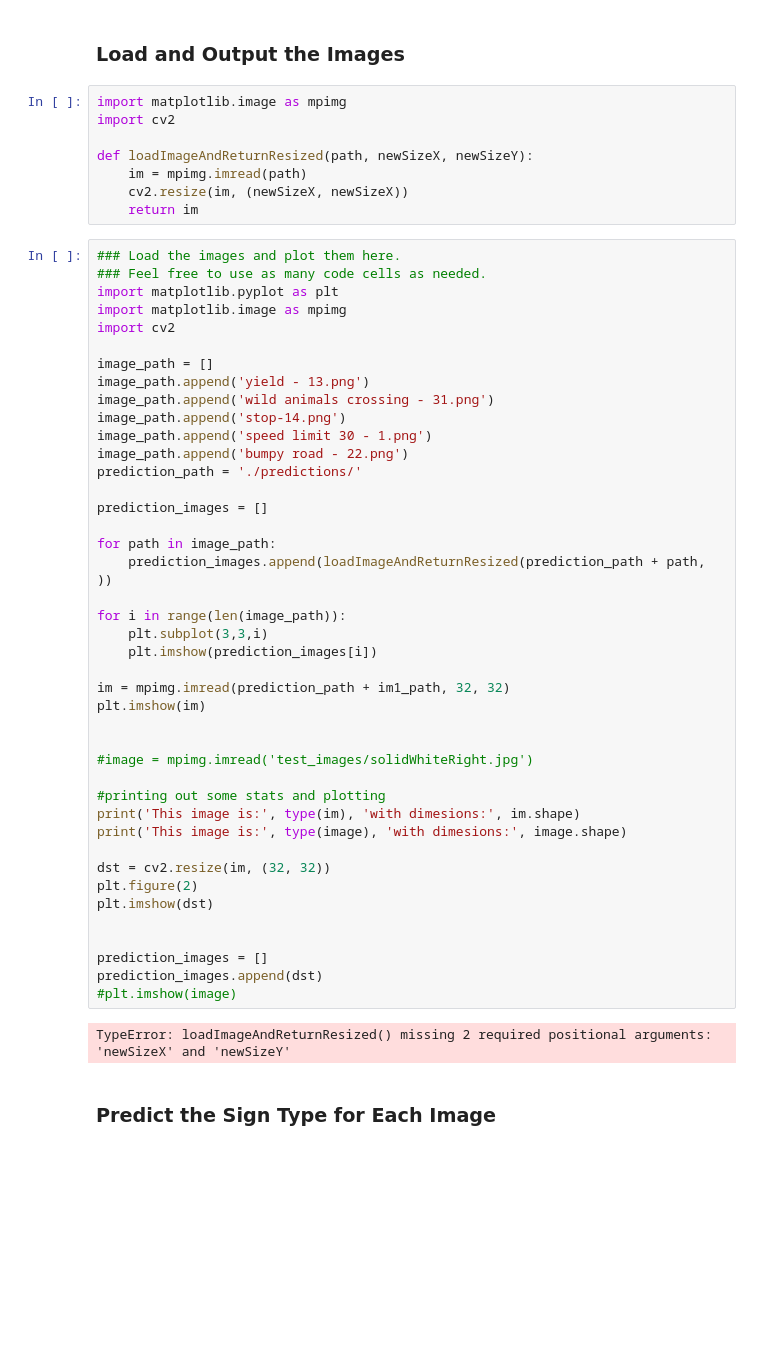
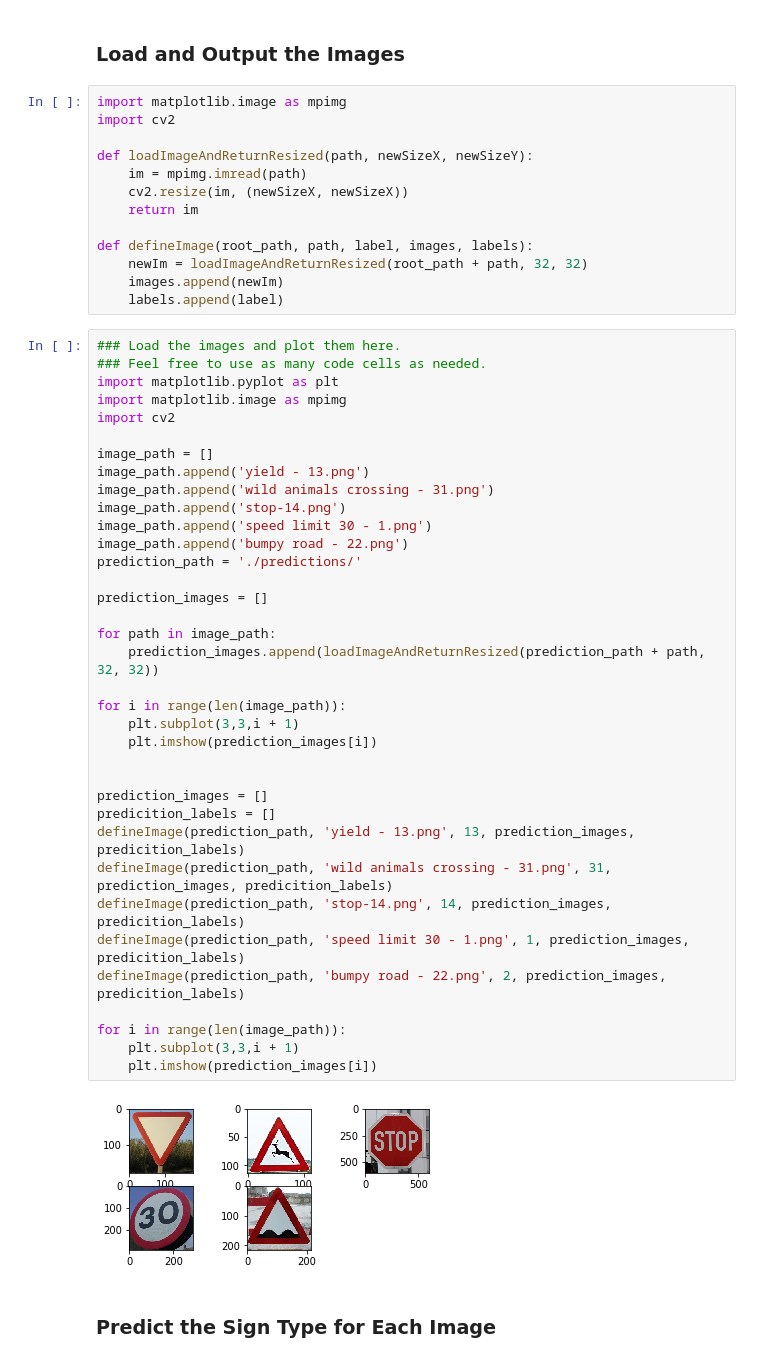
Before and after one commit to Maesla/Traffic-Sign-Classifier, a Jupyter notebook: Traffic_Sign_Classifier.ipynb, the cells around one changed output. Drawn from its saved outputs; the diff is of its cells as text; blank space fills up the shorter version.

```diff
--- a/Traffic_Sign_Classifier.ipynb
+++ b/Traffic_Sign_Classifier.ipynb
@@ -325,50 +325,49 @@ def loadImageAndReturnResized(path, newSizeX, newSizeY):
     im = mpimg.imread(path)
     cv2.resize(im, (newSizeX, newSizeX))
     return im
+
+def defineImage(root_path, path, label, images, labels):
+    newIm = loadImageAndReturnResized(root_path + path, 32, 32)
+    images.append(newIm)
+    labels.append(label)
 # %%
 ### Load the images and plot them here.
 ### Feel free to use as many code cells as needed.
 import matplotlib.pyplot as plt
 import matplotlib.image as mpimg
 import cv2
 
 image_path = []
 image_path.append('yield - 13.png')
 image_path.append('wild animals crossing - 31.png')
 image_path.append('stop-14.png')
 image_path.append('speed limit 30 - 1.png')
 image_path.append('bumpy road - 22.png')
 prediction_path = './predictions/'
 
 prediction_images = []
 
 for path in image_path:
-    prediction_images.append(loadImageAndReturnResized(prediction_path + path, ))
+    prediction_images.append(loadImageAndReturnResized(prediction_path + path, 32, 32))
 
 for i in range(len(image_path)):
-    plt.subplot(3,3,i)
+    plt.subplot(3,3,i + 1)
     plt.imshow(prediction_images[i])
-
-im = mpimg.imread(prediction_path + im1_path, 32, 32)
-plt.imshow(im)
-
-
-#image = mpimg.imread('test_images/solidWhiteRight.jpg')
-
-#printing out some stats and plotting
-print('This image is:', type(im), 'with dimesions:', im.shape)
-print('This image is:', type(image), 'with dimesions:', image.shape)
-
-dst = cv2.resize(im, (32, 32))
-plt.figure(2)
-plt.imshow(dst)
 
 
 prediction_images = []
-prediction_images.append(dst)
-#plt.imshow(image)
+predicition_labels = []
+defineImage(prediction_path, 'yield - 13.png', 13, prediction_images, predicition_labels)
+defineImage(prediction_path, 'wild animals crossing - 31.png', 31, prediction_images, predicition_labels)
+defineImage(prediction_path, 'stop-14.png', 14, prediction_images, predicition_labels)
+defineImage(prediction_path, 'speed limit 30 - 1.png', 1, prediction_images, predicition_labels)
+defineImage(prediction_path, 'bumpy road - 22.png', 2, prediction_images, predicition_labels)
+
+for i in range(len(image_path)):
+    plt.subplot(3,3,i + 1)
+    plt.imshow(prediction_images[i])
 # %% [output]
-TypeError: loadImageAndReturnResized() missing 2 required positional arguments: 'newSizeX' and 'newSizeY'
+[figure, added]
 # %% [markdown]
 ### Predict the Sign Type for Each Image
 # %%
```
